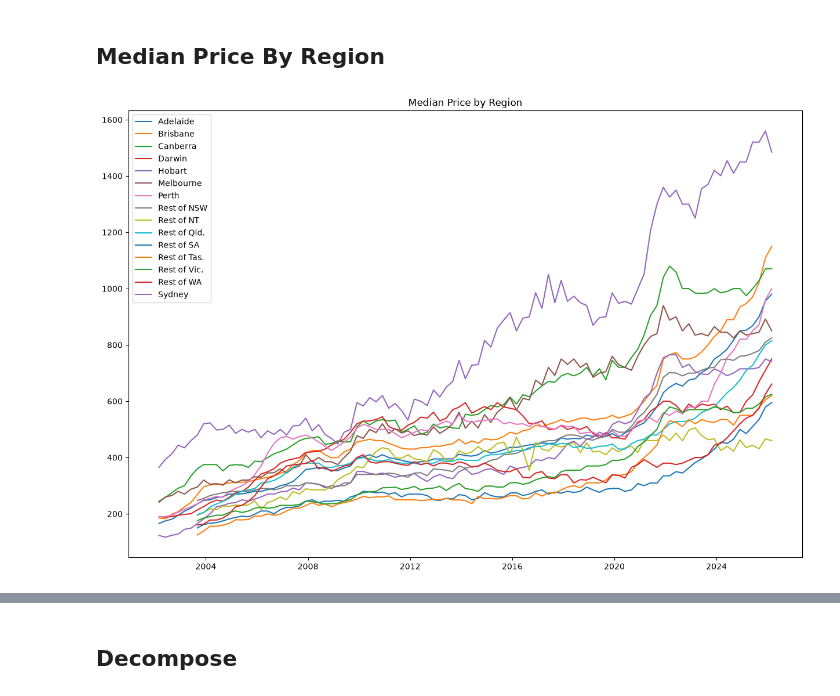
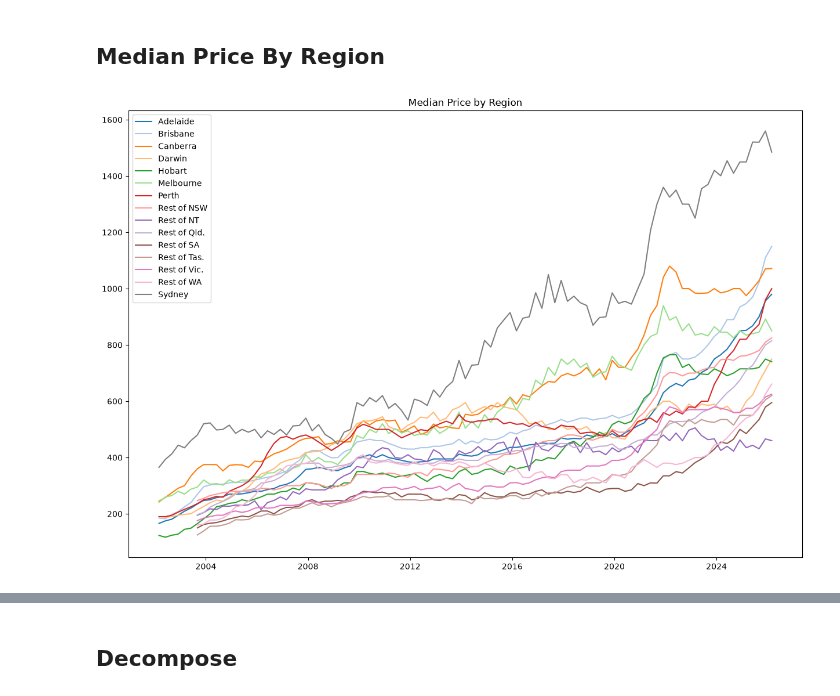
Before and after one commit to EddieYung2335/aus_housing_forecast, a Jupyter notebook: notebooks/01_eda.ipynb, the cells around one changed output, grey strips where cells are left out. Cells and saved outputs as stored; diff of their text form; code cells hidden in the pictures.

```diff
--- a/notebooks/01_eda.ipynb
+++ b/notebooks/01_eda.ipynb
@@ -81,14 +88,15 @@ missing_per_region
 ## Median Price By Region
 # %%
 plt.figure(figsize=(15, 10))
+plt.gca().set_prop_cycle(color=plt.cm.tab20.colors)
 
 for region, g in panel.groupby("region"):
     plt.plot(g["date"], g["median_price"], label=region)
 
 
 plt.legend()
 plt.title("Median Price by Region")
 plt.savefig("../reports/figures/median_price_by_region.png", dpi=300)
 plt.show()
 # %% [output]
-[figure, old version]
+[figure, new version]
```
Also changed, not shown: parts of 34 cells of this notebook, 11 other files.
